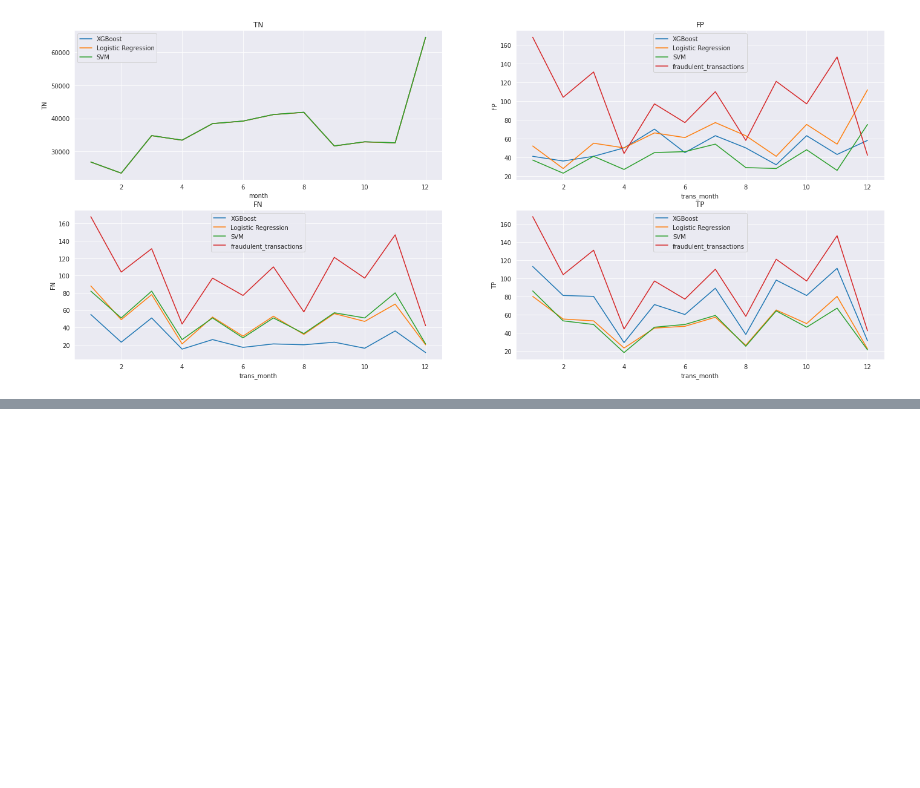
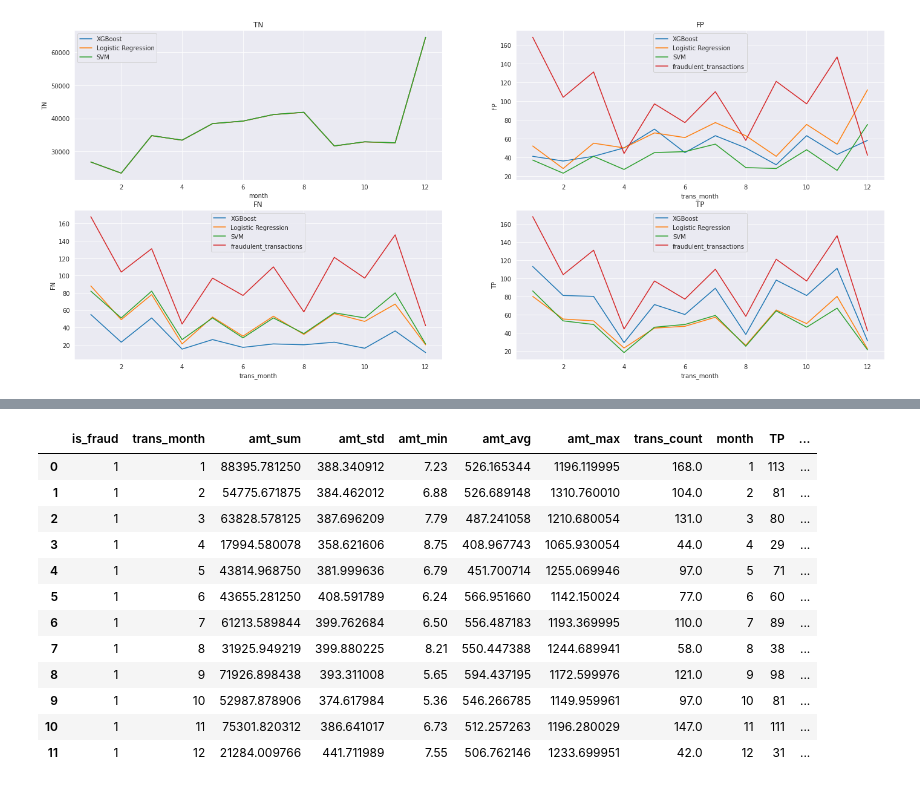
Before and after one commit to ngcheeyuan/Fraud_Detection_Capstone, a Jupyter notebook: Capstone_Final_Model_TS.ipynb, the cells around one changed output, grey strips where cells are left out. Saved outputs shown, nothing was run; the diff lists cells and outputs as text; code cells hidden in the pictures; blank space fills up the shorter version.

```diff
--- a/Capstone_Final_Model_TS.ipynb
+++ b/Capstone_Final_Model_TS.ipynb
@@ -942,0 +926,27 @@ error_analysis
+# %%
+error_analysis['TPR'] = error_analysis['TP']/error_analysis['trans_count']
+# %%
+df_test['xgb_preds'] = xgb_predictions['predictions'].tolist()
+# %%
+mask = df_test['is_fraud'] == 1
+mask1 = df_test['xgb_preds'] == 0
+mask2 = df_test['amt'] < 50
+# %%
+error_analysis = error_analysis.merge(df_test[mask&mask2&mask1].groupby('trans_month').agg({'cc_num':np.count_nonzero}).rename(columns = {'cc_num':'FN_50'}).reset_index() , on = 'trans_month')
+# %%
+error_analysis['percentage_error_50'] = error_analysis['FN_50']/error_analysis['FN']
+error_analysis
+# %% [output]
+|  | is_fraud | trans_month | amt_sum | amt_std | amt_min | amt_avg | amt_max | trans_count | month | TP | ... |
+| 0 | 1 | 1 | 88395.781250 | 388.340912 | 7.23 | 526.165344 | 1196.119995 | 168.0 | 1 | 113 | ... |
+| 1 | 1 | 2 | 54775.671875 | 384.462012 | 6.88 | 526.689148 | 1310.760010 | 104.0 | 2 | 81 | ... |
+| 2 | 1 | 3 | 63828.578125 | 387.696209 | 7.79 | 487.241058 | 1210.680054 | 131.0 | 3 | 80 | ... |
+| 3 | 1 | 4 | 17994.580078 | 358.621606 | 8.75 | 408.967743 | 1065.930054 | 44.0 | 4 | 29 | ... |
+| 4 | 1 | 5 | 43814.968750 | 381.999636 | 6.79 | 451.700714 | 1255.069946 | 97.0 | 5 | 71 | ... |
+| 5 | 1 | 6 | 43655.281250 | 408.591789 | 6.24 | 566.951660 | 1142.150024 | 77.0 | 6 | 60 | ... |
+| 6 | 1 | 7 | 61213.589844 | 399.762684 | 6.50 | 556.487183 | 1193.369995 | 110.0 | 7 | 89 | ... |
+| 7 | 1 | 8 | 31925.949219 | 399.880225 | 8.21 | 550.447388 | 1244.689941 | 58.0 | 8 | 38 | ... |
+| 8 | 1 | 9 | 71926.898438 | 393.311008 | 5.65 | 594.437195 | 1172.599976 | 121.0 | 9 | 98 | ... |
+| 9 | 1 | 10 | 52987.878906 | 374.617984 | 5.36 | 546.266785 | 1149.959961 | 97.0 | 10 | 81 | ... |
+| 10 | 1 | 11 | 75301.820312 | 386.641017 | 6.73 | 512.257263 | 1196.280029 | 147.0 | 11 | 111 | ... |
+| 11 | 1 | 12 | 21284.009766 | 441.711989 | 7.55 | 506.762146 | 1233.699951 | 42.0 | 12 | 31 | ... |
```
Also changed, not shown: parts of 11 cells of this notebook.
